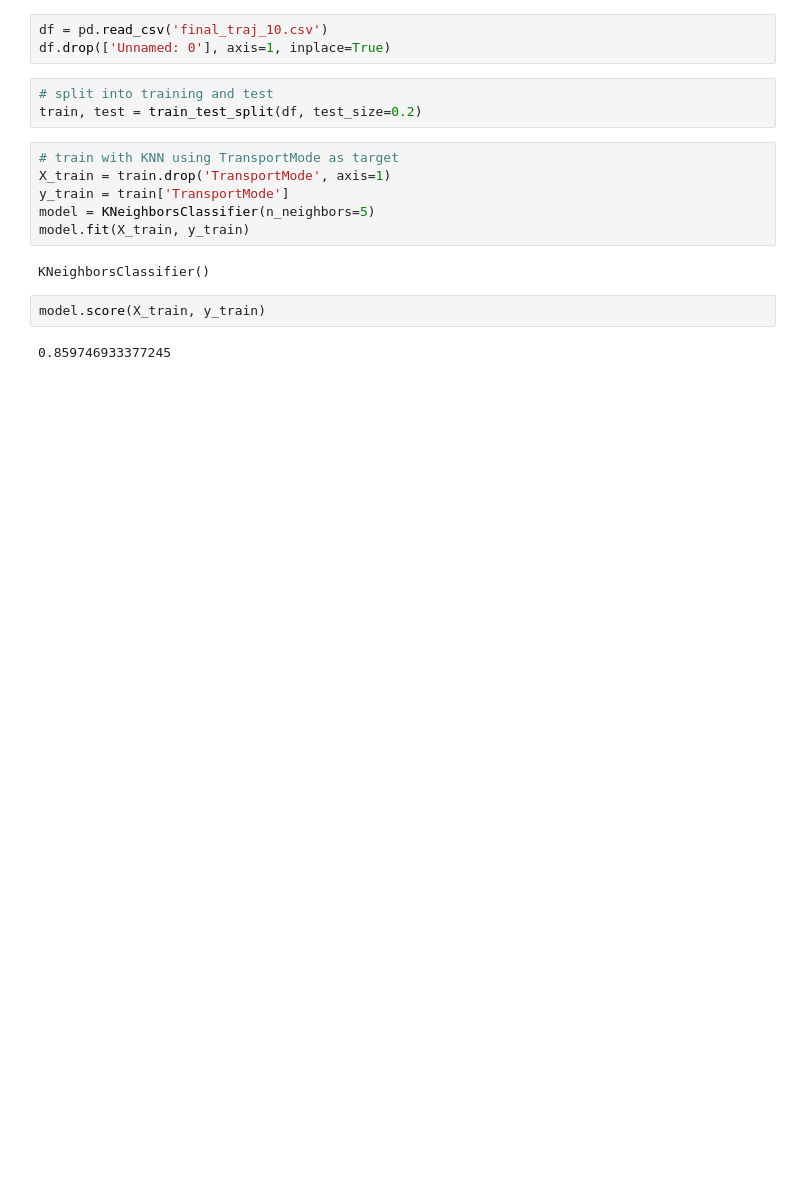
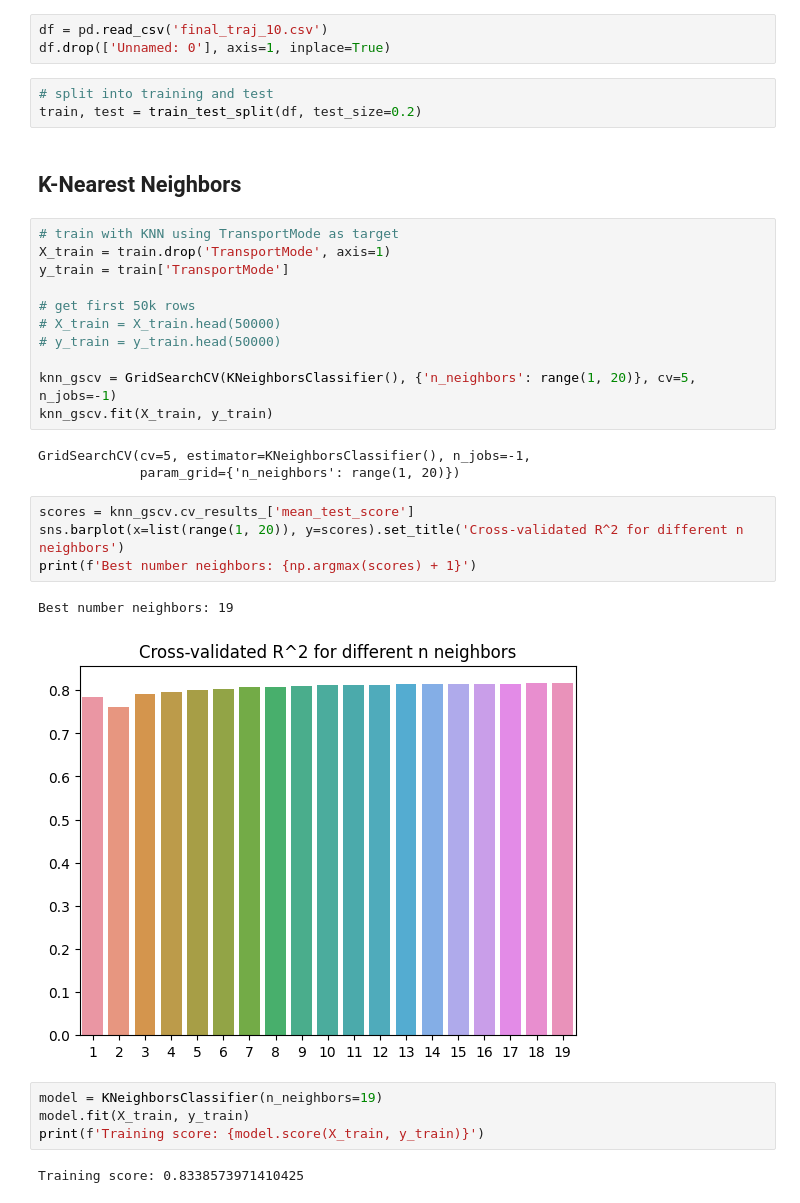
Before and after one commit to AdamBelfki3/trip-mode-detection-model, a Jupyter notebook: Trajectory Models.ipynb, the cells around one changed output. Drawn from its saved outputs; the diff is of its cells as text; blank space fills up the shorter version.

Commit message:
Grid search for CV

```diff
--- a/Trajectory Models.ipynb
+++ b/Trajectory Models.ipynb
@@ -10,18 +13,35 @@ df.drop(['Unnamed: 0'], axis=1, inplace=True)
 # %%
 # split into training and test
 train, test = train_test_split(df, test_size=0.2)
+# %% [markdown]
+## K-Nearest Neighbors
 # %%
 # train with KNN using TransportMode as target
 X_train = train.drop('TransportMode', axis=1)
 y_train = train['TransportMode']
-model = KNeighborsClassifier(n_neighbors=5)
-model.fit(X_train, y_train)
+
+# get first 50k rows
+# X_train = X_train.head(50000)
+# y_train = y_train.head(50000)
+
+knn_gscv = GridSearchCV(KNeighborsClassifier(), {'n_neighbors': range(1, 20)}, cv=5, n_jobs=-1)
+knn_gscv.fit(X_train, y_train)
 # %% [output]
-KNeighborsClassifier()
+GridSearchCV(cv=5, estimator=KNeighborsClassifier(), n_jobs=-1,
+             param_grid={'n_neighbors': range(1, 20)})
+# %%
+scores = knn_gscv.cv_results_['mean_test_score']
+sns.barplot(x=list(range(1, 20)), y=scores).set_title('Cross-validated R^2 for different n neighbors')
+print(f'Best number neighbors: {np.argmax(scores) + 1}')
+# %% [output]
+Best number neighbors: 19
+[figure, added]
 # %%
-model.score(X_train, y_train)
+model = KNeighborsClassifier(n_neighbors=19)
+model.fit(X_train, y_train)
+print(f'Training score: {model.score(X_train, y_train)}')
 # %% [output]
-0.859746933377245
+Training score: 0.8338573971410425
 # %%
 X_test = test.drop('TransportMode', axis=1)
 y_test = test['TransportMode']
```
Also changed, not shown: parts of 9 cells of this notebook, 1 other file.
